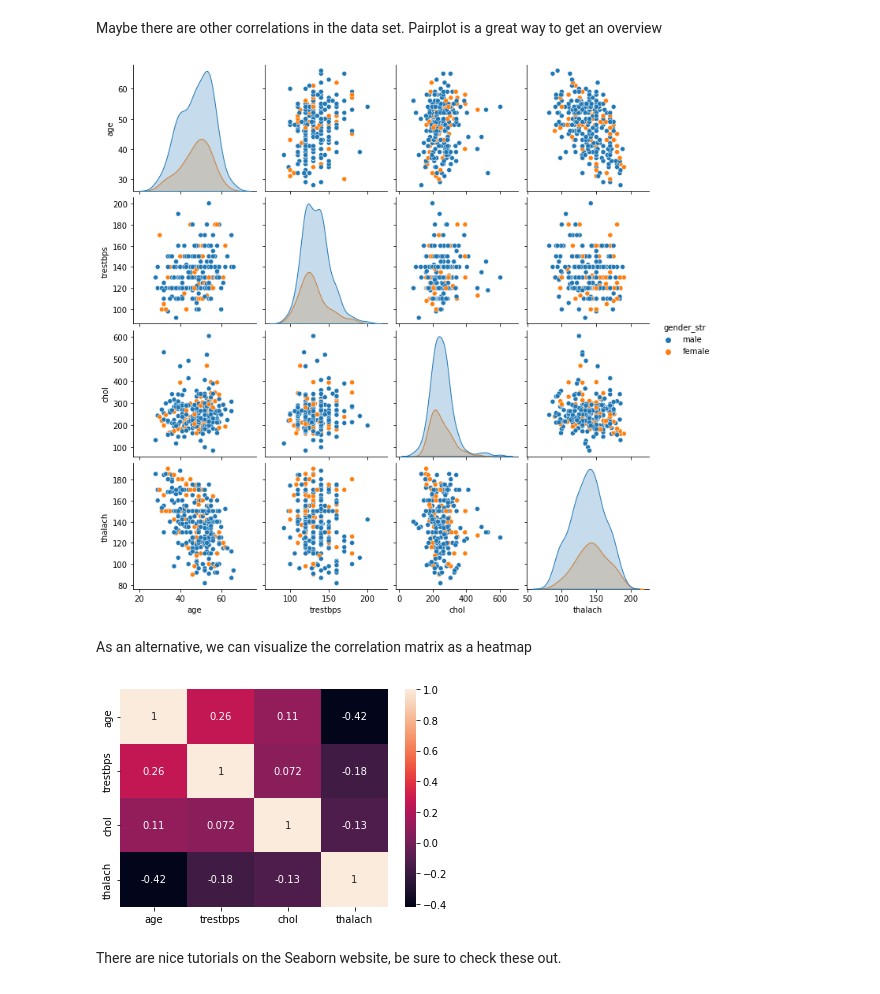
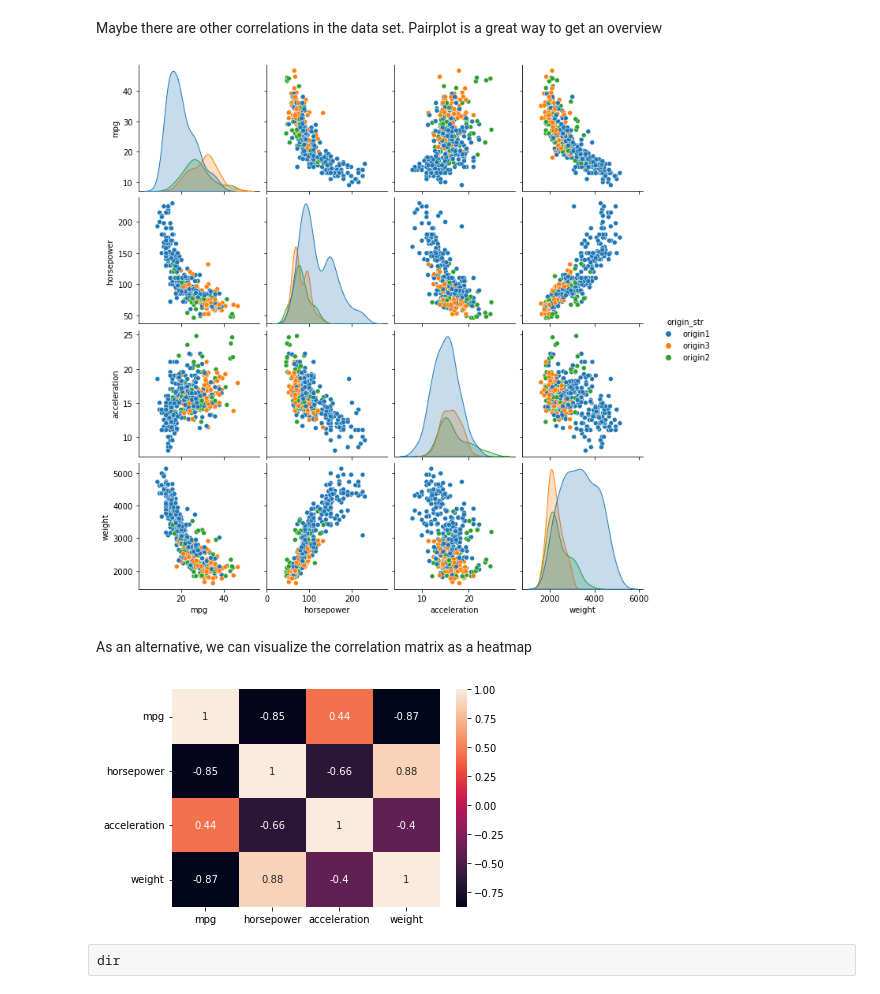
Before and after one commit to ENSF611/lab0-data-and-visualization-review-rbawah, a Jupyter notebook: lab0-visualization-auto_mpg.ipynb, the cells around one changed output. Cells and saved outputs as stored; diff of their text form; code cells hidden in the pictures.

```diff
--- a/lab0-visualization-auto_mpg.ipynb
+++ b/lab0-visualization-auto_mpg.ipynb
@@ -71,7 +66,7 @@ operable program or batch file.
 ## Plotting with pandas
 # %%
 col_names = ['mpg', 'cylinders', 'displacement', 'horsepower', 'weight', 'acceleration', 'model year', 'origin', 'car name']
-data = pd.read_fwf("auto-mpg.data", header=None, names = col_names)
+data = pd.read_fwf("auto-mpg.data", header=None, names = col_names, na_values='?')
 # %% [markdown]
 Plotting all columns, works, but does not provide a lot of insight.
 # %%
@@ -183,3 +166,3 @@ To make the legend show strings we will create a gender string column with femal
-# %%
-data['gender_str'] = data['gender'].replace([0, 1], ['female', 'male'])
+# %%
+data['origin_str'] = data['origin'].replace([1, 2, 3], ['origin1', 'origin2', 'origin3'])
 # %%
@@ -195,15 +178,15 @@ ax = sns.lmplot(x='age', y='trestbps', data=data, hue='gender_str')
 # %% [markdown]
 Maybe there are other correlations in the data set. Pairplot is a great way to get an overview
 # %%
-sns.pairplot(data, vars=['age', 'trestbps', 'chol', 'thalach'], hue='gender_str');
+sns.pairplot(data, vars=['mpg', 'horsepower', 'acceleration', 'weight'], hue='origin_str');
 # %% [output]
-[figure, old version]
+[figure, new version]
 # %% [markdown]
 As an alternative, we can visualize the correlation matrix as a heatmap
 # %%
-g = sns.heatmap(data[['age', 'trestbps', 'chol', 'thalach']].corr(method='spearman'),
+g = sns.heatmap(data[['mpg', 'horsepower', 'acceleration', 'weight']].corr(method='spearman'),
             annot=True)
 # %% [output]
-[figure, old version]
+[figure, new version]
-# %% [markdown]
-There are nice tutorials on the Seaborn website, be sure to check these out.
+# %% [raw]
+dir
```
Also changed, not shown: parts of 18 cells of this notebook.
